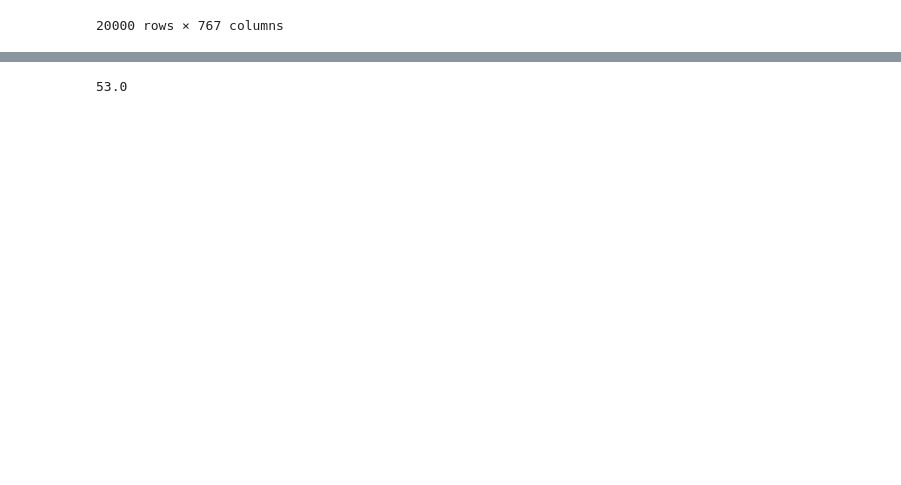
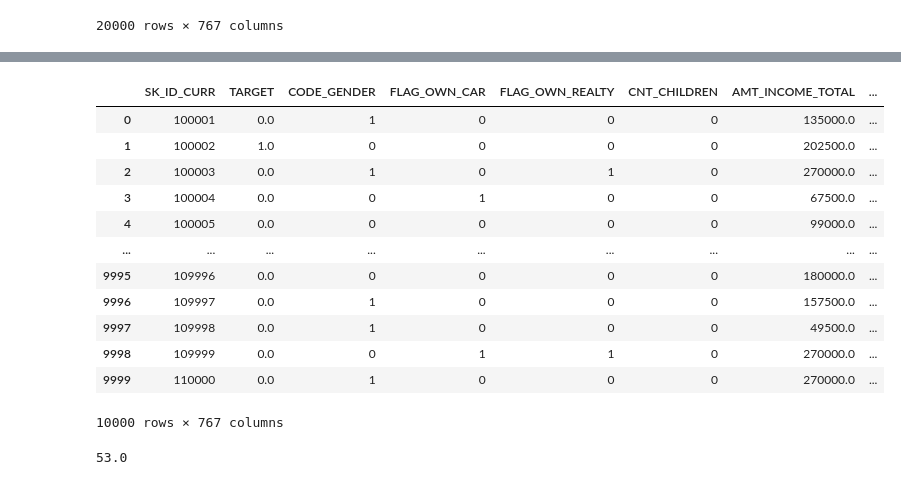
Before and after one commit to BalakissaFANE/P7_scoring, a Jupyter notebook: Fane_Balakissa_Modelisation_08_2022.ipynb, the cells around one changed output, grey strips where cells are left out. Cells and saved outputs as stored; diff of their text form; code cells hidden in the pictures; blank space fills up the shorter version.

```diff
--- a/Fane_Balakissa_Modelisation_08_2022.ipynb
+++ b/Fane_Balakissa_Modelisation_08_2022.ipynb
@@ -969,5 +938,21 @@ np.savetxt("custumers.csv", np.atleast_2d(client_id), fmt="%s", delimiter=",")
 # %%
 data_exp.to_pickle("data.gz", compression={'method': 'gzip', 'compresslevel': 1, 'mtime': 1})
+# %%
+data_exp
+# %% [output]
+|  | SK_ID_CURR | TARGET | CODE_GENDER | FLAG_OWN_CAR | FLAG_OWN_REALTY | CNT_CHILDREN | AMT_INCOME_TOTAL | ... |
+| 0 | 100001 | 0.0 | 1 | 0 | 0 | 0 | 135000.0 | ... |
+| 1 | 100002 | 1.0 | 0 | 0 | 0 | 0 | 202500.0 | ... |
+| 2 | 100003 | 0.0 | 1 | 0 | 1 | 0 | 270000.0 | ... |
+| 3 | 100004 | 0.0 | 0 | 1 | 0 | 0 | 67500.0 | ... |
+| 4 | 100005 | 0.0 | 0 | 0 | 0 | 0 | 99000.0 | ... |
+| ... | ... | ... | ... | ... | ... | ... | ... | ... |
+| 9995 | 109996 | 0.0 | 0 | 0 | 0 | 0 | 180000.0 | ... |
+| 9996 | 109997 | 0.0 | 1 | 0 | 0 | 0 | 157500.0 | ... |
+| 9997 | 109998 | 0.0 | 1 | 0 | 0 | 0 | 49500.0 | ... |
+| 9998 | 109999 | 0.0 | 0 | 1 | 1 | 0 | 270000.0 | ... |
+| 9999 | 110000 | 0.0 | 1 | 0 | 0 | 0 | 270000.0 | ... |
+10000 rows × 767 columns
 # %%
 round((data_exp["DAYS_BIRTH"] / -365),0).loc[0]
 # %% [output]
```
Also changed, not shown: parts of 24 cells of this notebook, 16 other files.
